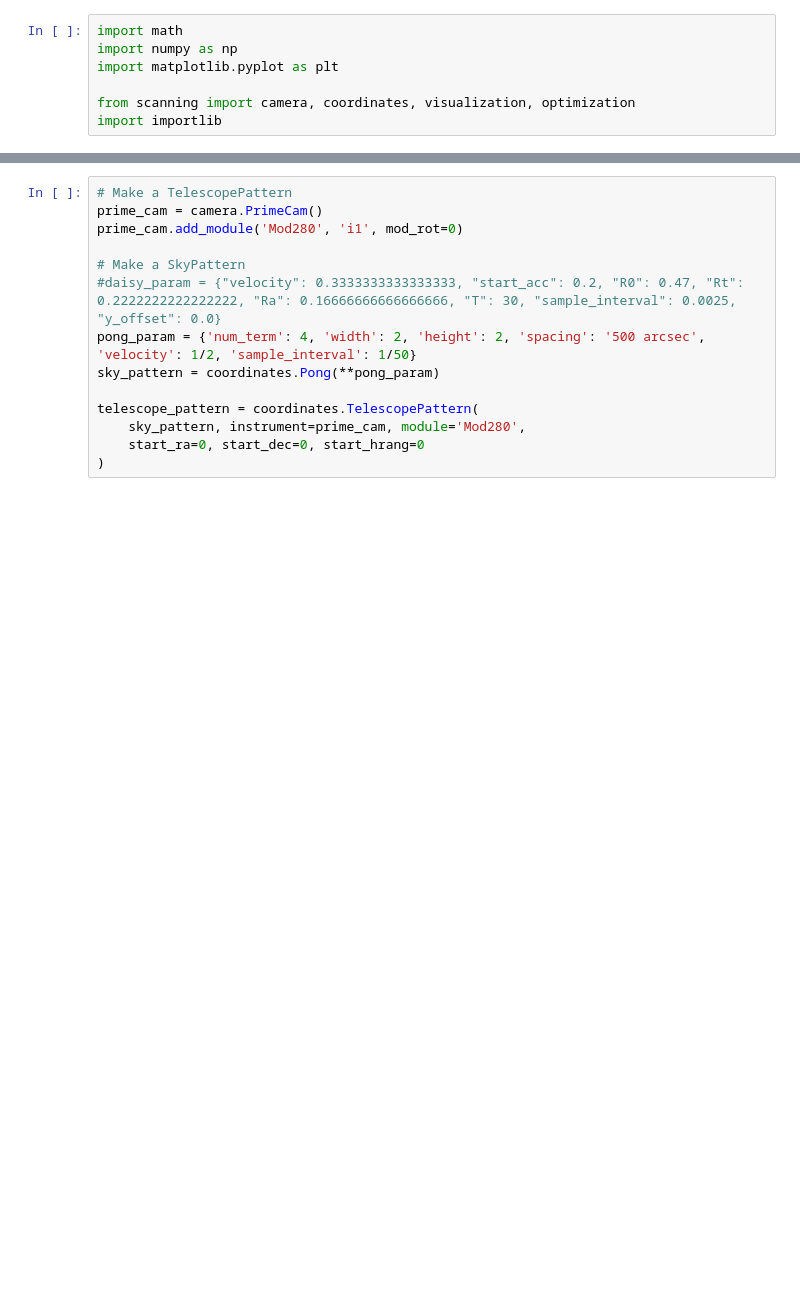
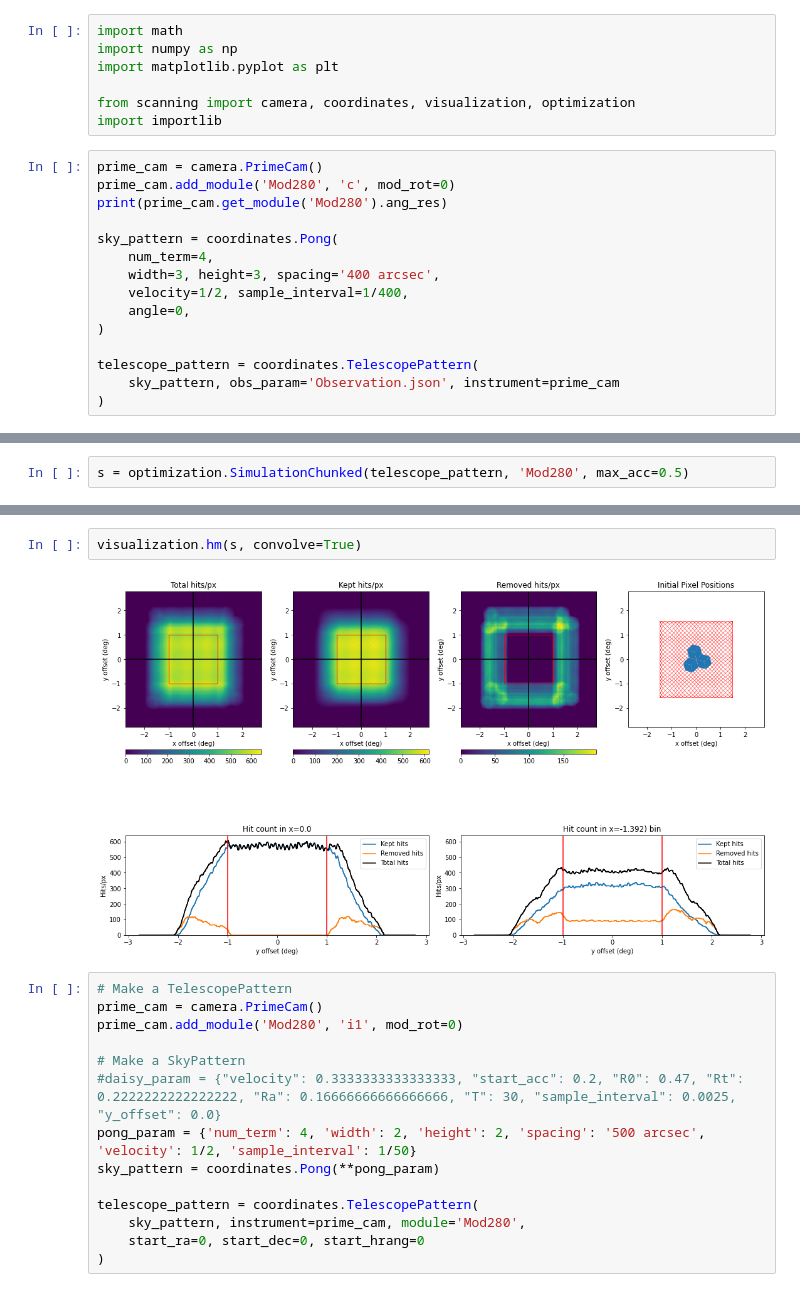
Before and after one commit to ccatp/scan_patterns, a Jupyter notebook: tutorials/simulations.ipynb, the cells around one changed output, grey strips where cells are left out. Drawn from its saved outputs; the diff is of its cells as text; blank space fills up the shorter version.

```diff
--- a/tutorials/simulations.ipynb
+++ b/tutorials/simulations.ipynb
@@ -5,3 +5,18 @@ import matplotlib.pyplot as plt
 
 from scanning import camera, coordinates, visualization, optimization
 import importlib
+# %%
+prime_cam = camera.PrimeCam()
+prime_cam.add_module('Mod280', 'c', mod_rot=0)
+print(prime_cam.get_module('Mod280').ang_res)
+
+sky_pattern = coordinates.Pong(
+    num_term=4,
+    width=3, height=3, spacing='400 arcsec',
+    velocity=1/2, sample_interval=1/400,
+    angle=0,
+)
+
+telescope_pattern = coordinates.TelescopePattern(
+    sky_pattern, obs_param='Observation.json', instrument=prime_cam
+)
@@ -7,0 +25,2 @@ import importlib
+# %%
+s = optimization.SimulationChunked(telescope_pattern, 'Mod280', max_acc=0.5)
@@ -8,3 +40,7 @@ import importlib
+# %%
+visualization.hm(s, convolve=True)
+# %% [output]
+[figure, added]
 # %%
 # Make a TelescopePattern
 prime_cam = camera.PrimeCam()
```
Also changed, not shown: parts of 2 cells of this notebook, 4 other files.
